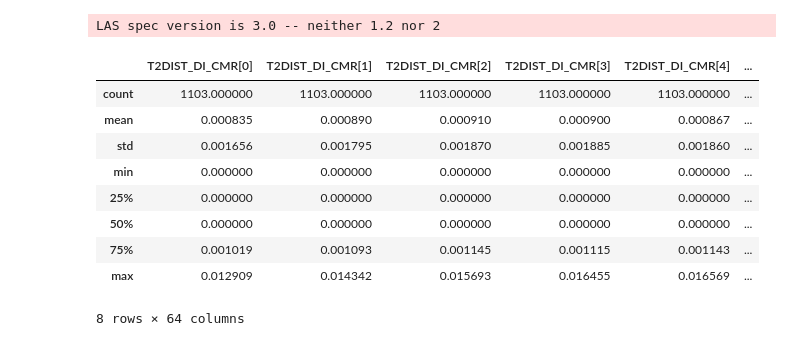
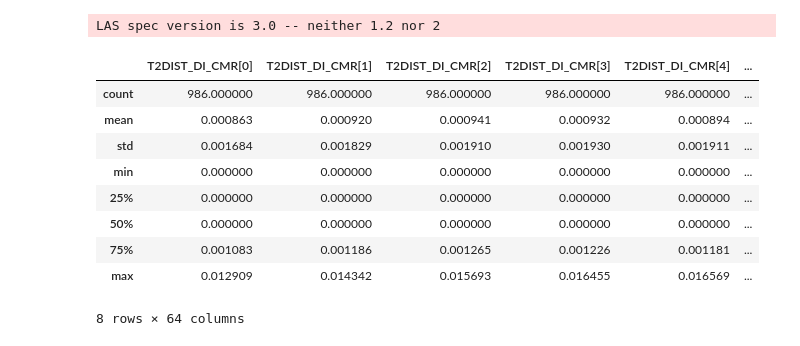
Before and after one commit to Anjum48/anthills, a Jupyter notebook: NMR_Gaussian_Mixtures.ipynb, the cells around one changed output. Cells and saved outputs as stored; diff of their text form; code cells hidden in the pictures.

```diff
--- a/NMR_Gaussian_Mixtures.ipynb
+++ b/NMR_Gaussian_Mixtures.ipynb
@@ -5,18 +5,19 @@ import pandas as pd
 import matplotlib.pyplot as plt
 %matplotlib inline
 # %%
-df = lasio.read("R-540_NMR.las").df().dropna()
+df = lasio.read("C:\\Users\\sayea5\\PycharmProjects\\NMR\\input_files\\R-540_CMR.las").df().dropna()
+del df["TCMR"]
 df.describe()
 # %% [output]
 LAS spec version is 3.0 -- neither 1.2 nor 2
 |  | T2DIST_DI_CMR[0] | T2DIST_DI_CMR[1] | T2DIST_DI_CMR[2] | T2DIST_DI_CMR[3] | T2DIST_DI_CMR[4] | ... |
-| count | 1103.000000 | 1103.000000 | 1103.000000 | 1103.000000 | 1103.000000 | ... |
-| mean | 0.000835 | 0.000890 | 0.000910 | 0.000900 | 0.000867 | ... |
-| std | 0.001656 | 0.001795 | 0.001870 | 0.001885 | 0.001860 | ... |
+| count | 986.000000 | 986.000000 | 986.000000 | 986.000000 | 986.000000 | ... |
+| mean | 0.000863 | 0.000920 | 0.000941 | 0.000932 | 0.000894 | ... |
+| std | 0.001684 | 0.001829 | 0.001910 | 0.001930 | 0.001911 | ... |
 | min | 0.000000 | 0.000000 | 0.000000 | 0.000000 | 0.000000 | ... |
 | 25% | 0.000000 | 0.000000 | 0.000000 | 0.000000 | 0.000000 | ... |
 | 50% | 0.000000 | 0.000000 | 0.000000 | 0.000000 | 0.000000 | ... |
-| 75% | 0.001019 | 0.001093 | 0.001145 | 0.001115 | 0.001143 | ... |
+| 75% | 0.001083 | 0.001186 | 0.001265 | 0.001226 | 0.001181 | ... |
 | max | 0.012909 | 0.014342 | 0.015693 | 0.016455 | 0.016569 | ... |
 8 rows × 64 columns
 # %%
```
Also changed, not shown: parts of 6 cells of this notebook, 2 other files.
